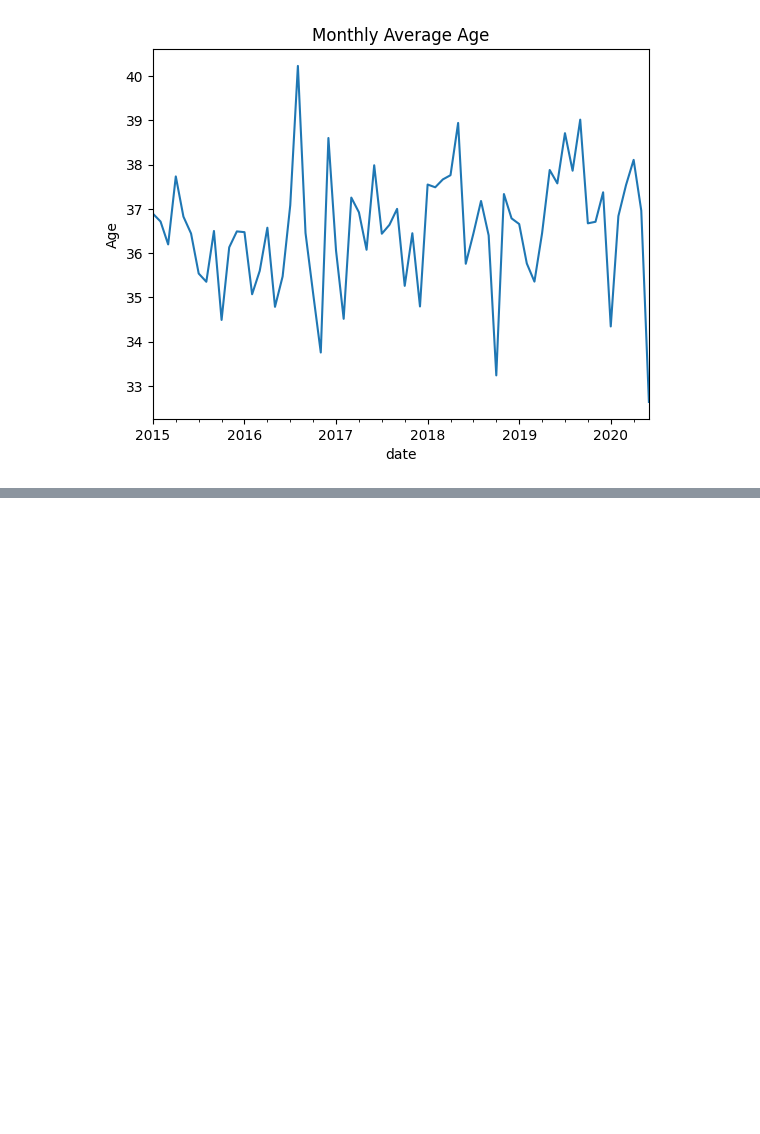
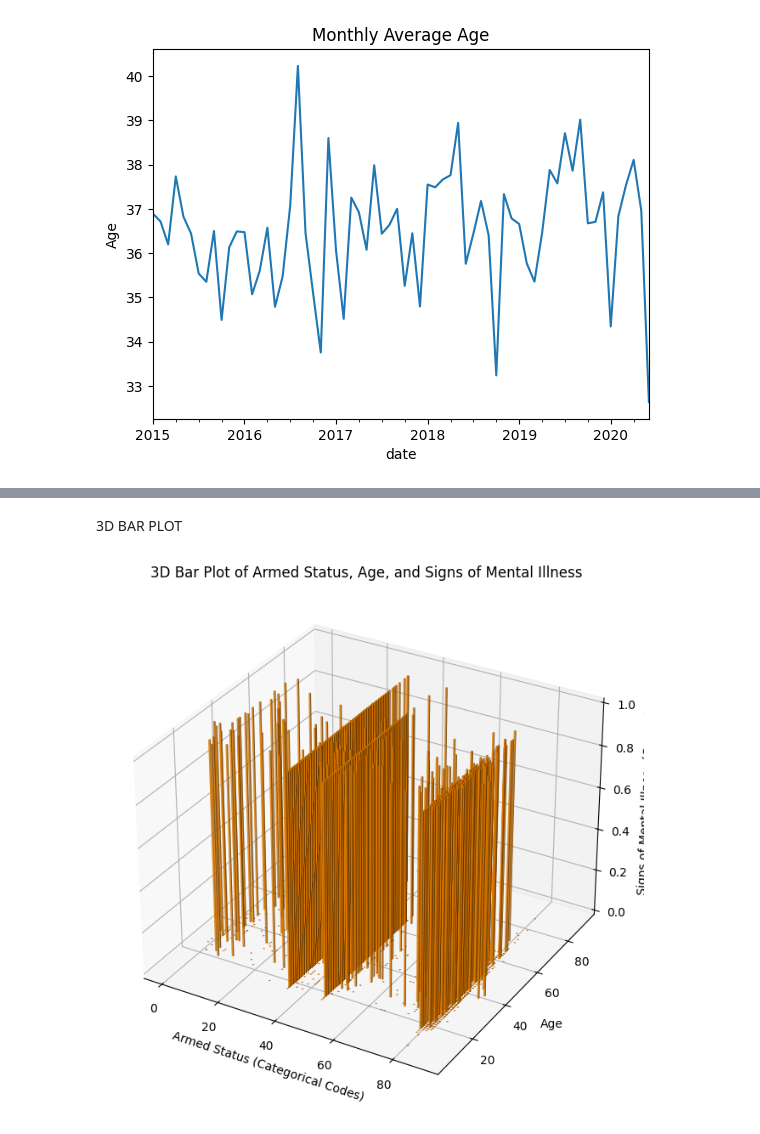
Before and after one commit to Vikaash7/21BDS0052-EDA, a Jupyter notebook: 21BDS0052.ipynb, the cells around one changed output, grey strips where cells are left out. Drawn from its saved outputs; the diff is of its cells as text; code cells hidden in the pictures; blank space fills up the shorter version.

```diff
--- a/21BDS0052.ipynb
+++ b/21BDS0052.ipynb
@@ -295,0 +483,25 @@ plt.show()
+# %% [markdown]
+3D BAR PLOT
+# %%
+from mpl_toolkits.mplot3d import Axes3D
+import matplotlib.pyplot as plt
+import numpy as np
+
+x = df['armed'].astype('category').cat.codes
+y = df['age']
+z = np.zeros(len(df))
+
+dx = dy = 0.5
+dz = df['signs_of_mental_illness'].astype(int)
+
+fig = plt.figure(figsize=(10, 8))
+ax = fig.add_subplot(111, projection='3d')
+ax.bar3d(x, y, z, dx, dy, dz, color='darkorange', alpha=0.6)
+
+ax.set_xlabel('Armed Status (Categorical Codes)')
+ax.set_ylabel('Age')
+ax.set_zlabel('Signs of Mental Illness (Counts)')
+ax.set_title('3D Bar Plot of Armed Status, Age, and Signs of Mental Illness')
+plt.show()
+# %% [output]
+[figure, added]
```
Also changed, not shown: parts of 24 cells of this notebook.
